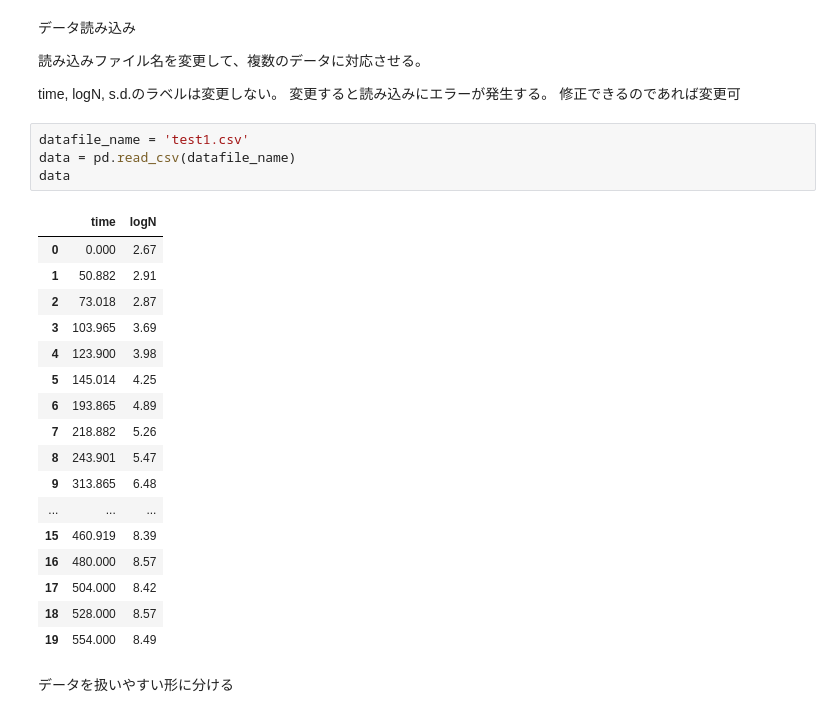
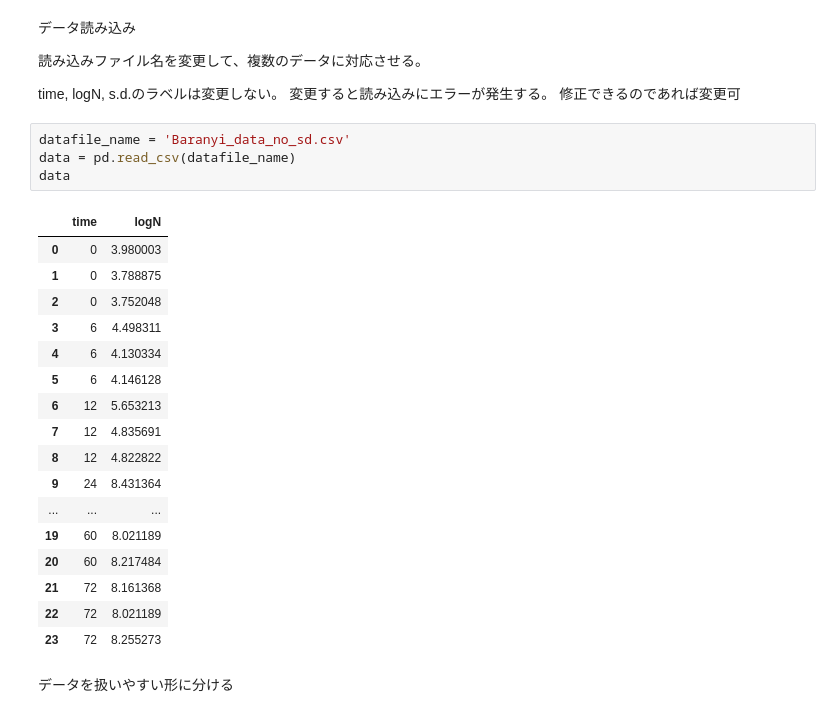
Before and after one commit to Hiroki-Abe/Baranyi_fitting, a Jupyter notebook: Baranyi fitting/Baranyi fitting (curve_fit) No S.D. data.ipynb, the cells around one changed output. Cells and saved outputs as stored; diff of their text form.

```diff
--- a/Baranyi fitting/Baranyi fitting (curve_fit) No S.D. data.ipynb
+++ b/Baranyi fitting/Baranyi fitting (curve_fit) No S.D. data.ipynb
@@ -17,27 +17,27 @@ time, logN, s.d.のラベルは変更しない。
 変更すると読み込みにエラーが発生する。
 修正できるのであれば変更可
 # %%
-datafile_name = 'test1.csv'
+datafile_name = 'Baranyi_data_no_sd.csv'
 data = pd.read_csv(datafile_name)
 data
 # %% [output]
 |  | time | logN |
-| 0 | 0.000 | 2.67 |
-| 1 | 50.882 | 2.91 |
-| 2 | 73.018 | 2.87 |
-| 3 | 103.965 | 3.69 |
-| 4 | 123.900 | 3.98 |
-| 5 | 145.014 | 4.25 |
-| 6 | 193.865 | 4.89 |
-| 7 | 218.882 | 5.26 |
-| 8 | 243.901 | 5.47 |
-| 9 | 313.865 | 6.48 |
+| 0 | 0 | 3.980003 |
+| 1 | 0 | 3.788875 |
+| 2 | 0 | 3.752048 |
+| 3 | 6 | 4.498311 |
+| 4 | 6 | 4.130334 |
+| 5 | 6 | 4.146128 |
+| 6 | 12 | 5.653213 |
+| 7 | 12 | 4.835691 |
+| 8 | 12 | 4.822822 |
+| 9 | 24 | 8.431364 |
 | ... | ... | ... |
-| 15 | 460.919 | 8.39 |
-| 16 | 480.000 | 8.57 |
-| 17 | 504.000 | 8.42 |
-| 18 | 528.000 | 8.57 |
-| 19 | 554.000 | 8.49 |
+| 19 | 60 | 8.021189 |
+| 20 | 60 | 8.217484 |
+| 21 | 72 | 8.161368 |
+| 22 | 72 | 8.021189 |
+| 23 | 72 | 8.255273 |
 # %% [markdown]
 データを扱いやすい形に分ける
 # %%
```
Also changed, not shown: parts of 3 cells of this notebook.
